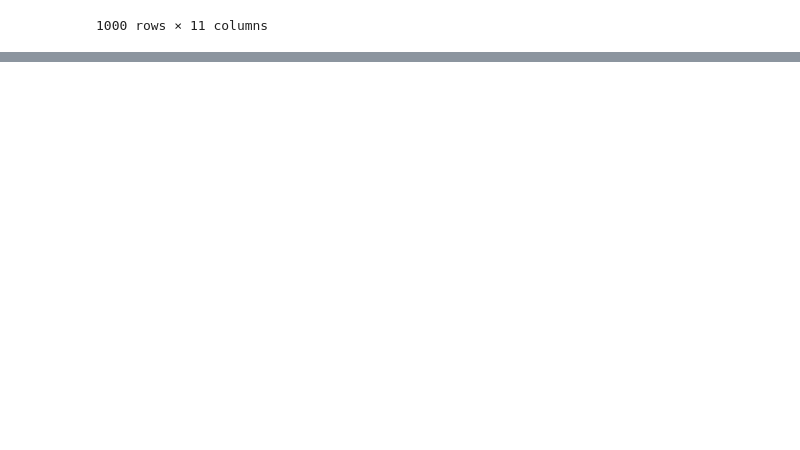
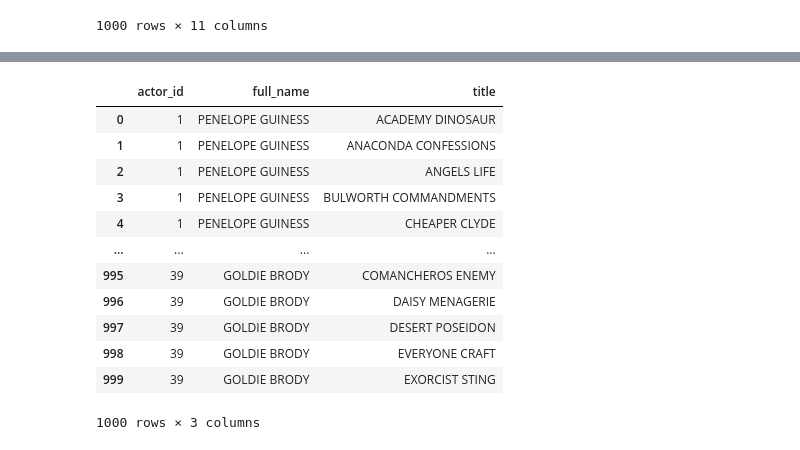
Before and after one commit to Blanca95/MySQL_proyect, a Jupyter notebook: notebook/limpieza.ipynb, the cells around one changed output, grey strips where cells are left out. Drawn from its saved outputs; the diff is of its cells as text; code cells hidden in the pictures; blank space fills up the shorter version.

```diff
--- a/notebook/limpieza.ipynb
+++ b/notebook/limpieza.ipynb
@@ -550,0 +608,17 @@ new_peliculas
+# %%
+new_reparto1=pd.merge(actores, reparto, on='full_name', how='inner')
+new_reparto1
+# %% [output]
+|  | actor_id | full_name | title |
+| 0 | 1 | PENELOPE GUINESS | ACADEMY DINOSAUR |
+| 1 | 1 | PENELOPE GUINESS | ANACONDA CONFESSIONS |
+| 2 | 1 | PENELOPE GUINESS | ANGELS LIFE |
+| 3 | 1 | PENELOPE GUINESS | BULWORTH COMMANDMENTS |
+| 4 | 1 | PENELOPE GUINESS | CHEAPER CLYDE |
+| ... | ... | ... | ... |
+| 995 | 39 | GOLDIE BRODY | COMANCHEROS ENEMY |
+| 996 | 39 | GOLDIE BRODY | DAISY MENAGERIE |
+| 997 | 39 | GOLDIE BRODY | DESERT POSEIDON |
+| 998 | 39 | GOLDIE BRODY | EVERYONE CRAFT |
+| 999 | 39 | GOLDIE BRODY | EXORCIST STING |
+1000 rows × 3 columns
```
Also changed, not shown: parts of 11 cells of this notebook.
